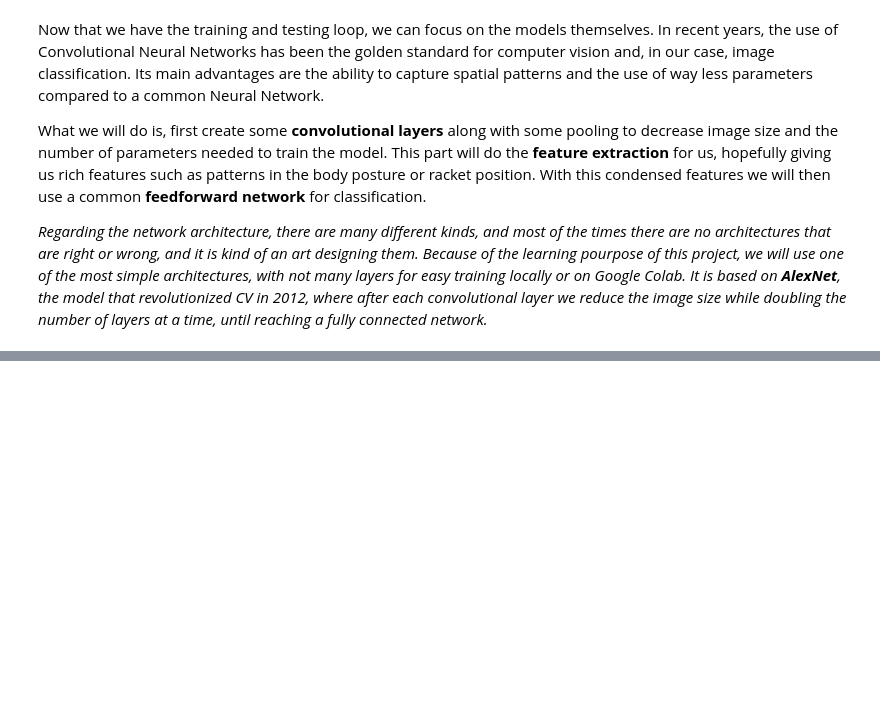
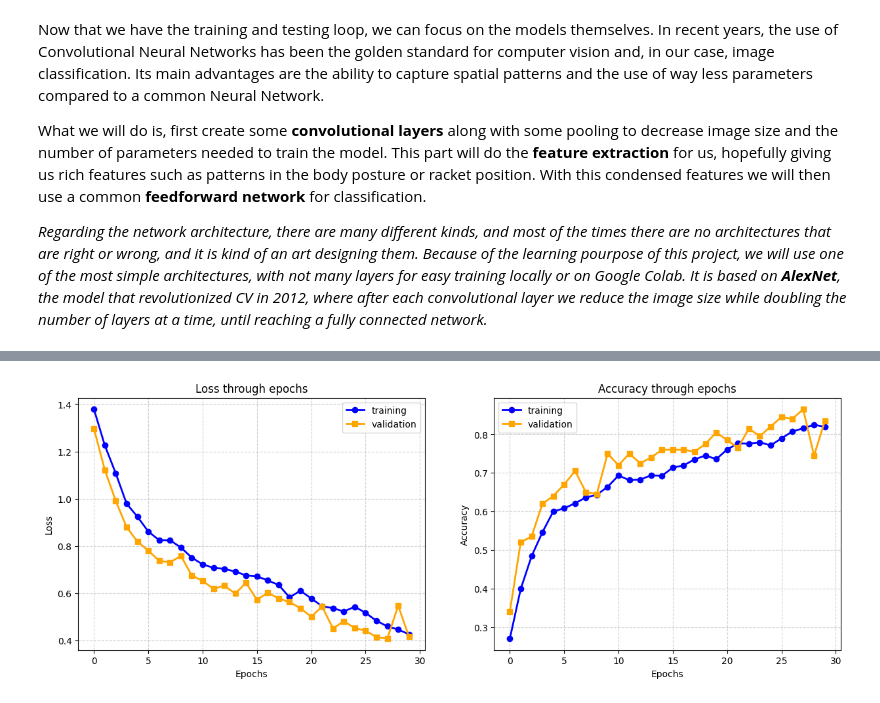
Before and after one commit to javiermascarena/cv-projects, a Jupyter notebook: tennis/cleaned_action_classification.ipynb, the cells around one changed output, grey strips where cells are left out. Saved outputs shown, nothing was run; the diff lists cells and outputs as text; code cells hidden in the pictures; blank space fills up the shorter version.

Commit message:
SimpleCNN training

```diff
--- a/tennis/cleaned_action_classification.ipynb
+++ b/tennis/cleaned_action_classification.ipynb
@@ -329,0 +346,7 @@ class SimpleCNN(nn.Module):
+# %%
+# Declare model
+simple_cnn = SimpleCNN()
+
+# Calculate the total number of parameters
+total_params = sum(p.numel() for p in simple_cnn.parameters())
+total_params
@@ -329,0 +361,10 @@ class SimpleCNN(nn.Module):
+# %%
+# Loop parameters
+loss_fn = nn.CrossEntropyLoss()
+optimizer = Adam(simple_cnn.parameters(), lr=1e-3)
+n_epochs = 30
+path = "models/SimpleCNN/02-11-2025.pt"
+
+# Training loop
+train_losses, train_accs, val_losses, val_accs = train(train_loader, val_loader, loss_fn, optimizer,
+                                                       simple_cnn, n_epochs, DEVICE, save_path=path)
@@ -329,0 +389,25 @@ class SimpleCNN(nn.Module):
+# %%
+x = [i for i in range(len(train_losses))]
+
+fig, ax = plt.subplots(ncols=2, figsize=(15, 5))
+
+# Add labels and a title
+ax[0].plot(x, train_losses, label="training", color="blue", linewidth=2, marker="o")
+ax[0].plot(x, val_losses, label="validation", color="orange", linewidth=2, marker="s")
+ax[0].set_title("Loss through epochs")
+ax[0].legend()
+ax[0].grid(linestyle='--', alpha=0.6)
+ax[0].set_xlabel('Epochs')
+ax[0].set_ylabel('Loss')
+
+ax[1].plot(x, train_accs, label="training", color="blue", linewidth=2, marker="o")
+ax[1].plot(x, val_accs, label="validation", color="orange", linewidth=2, marker="s")
+ax[1].set_title("Accuracy through epochs")
+ax[1].legend()
+ax[1].grid(linestyle='--', alpha=0.6)
+ax[1].set_xlabel('Epochs')
+ax[1].set_ylabel('Accuracy')
+
+plt.show()
+# %% [output]
+[figure, added]
```
Also changed, not shown: parts of 10 cells of this notebook, 1 other file.
